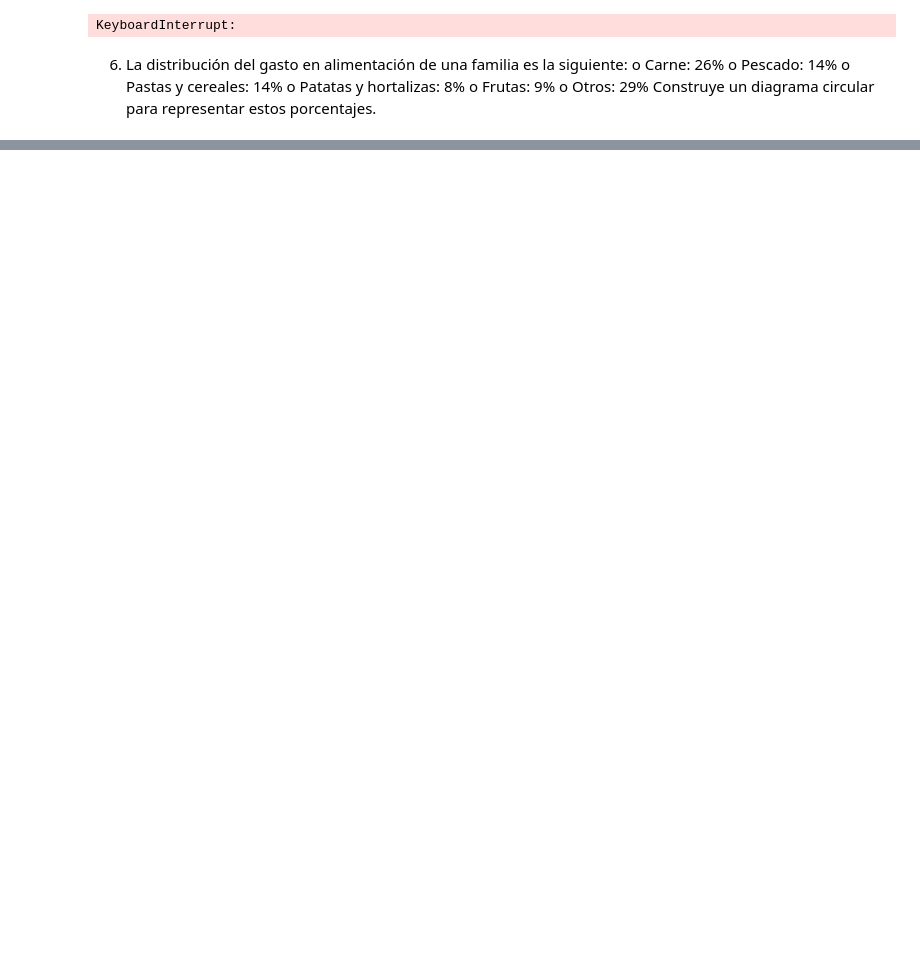
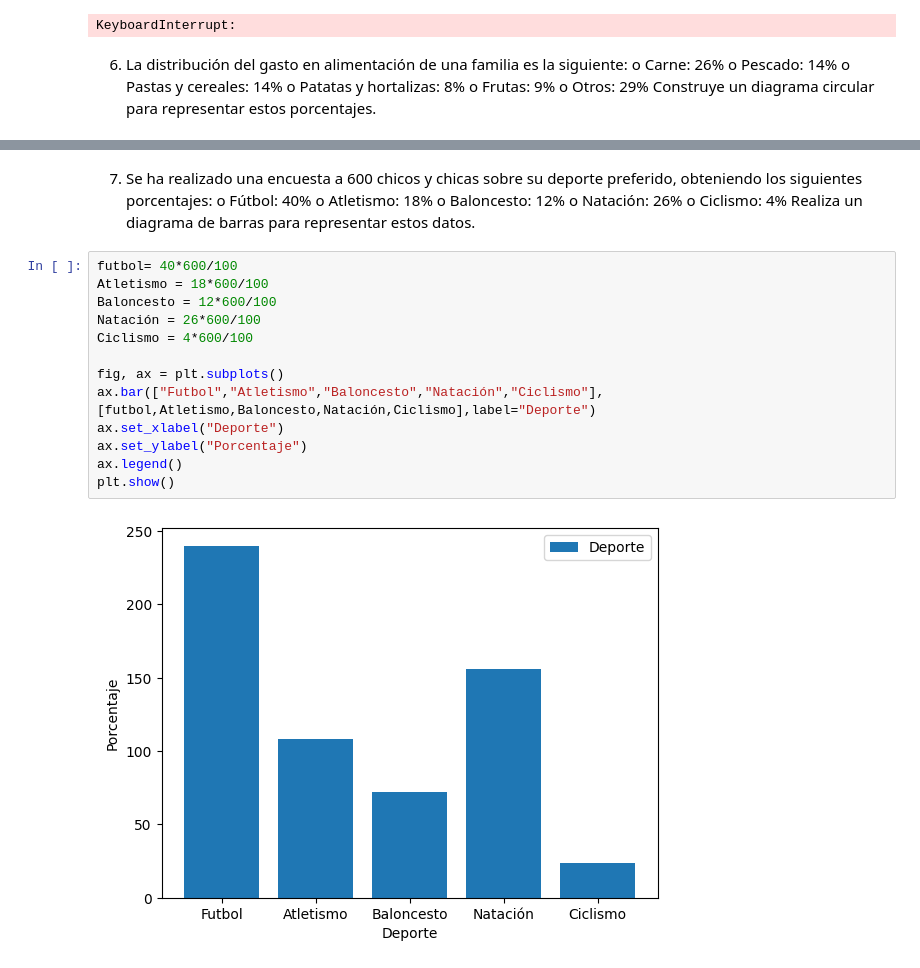
Before and after one commit to antonyYG/ejercicios_math, a Jupyter notebook: ejercicios_mat.ipynb, the cells around one changed output, grey strips where cells are left out. Cells and saved outputs as stored; diff of their text form; blank space fills up the shorter version.

```diff
--- a/ejercicios_mat.ipynb
+++ b/ejercicios_mat.ipynb
@@ -198,0 +201,24 @@ ax.pie()
+# %% [markdown]
+7. Se ha realizado una encuesta a 600 chicos y chicas sobre su deporte preferido,
+obteniendo los siguientes porcentajes:
+o Fútbol: 40%
+o Atletismo: 18%
+o Baloncesto: 12%
+o Natación: 26%
+o Ciclismo: 4%
+Realiza un diagrama de barras para representar estos datos.
+# %%
+futbol= 40*600/100
+Atletismo = 18*600/100
+Baloncesto = 12*600/100
+Natación = 26*600/100
+Ciclismo = 4*600/100
+
+fig, ax = plt.subplots()
+ax.bar(["Futbol","Atletismo","Baloncesto","Natación","Ciclismo"],[futbol,Atletismo,Baloncesto,Natación,Ciclismo],label="Deporte")
+ax.set_xlabel("Deporte")
+ax.set_ylabel("Porcentaje")
+ax.legend()
+plt.show()
+# %% [output]
+[figure, added]
```
Also changed, not shown: parts of 5 cells of this notebook.
